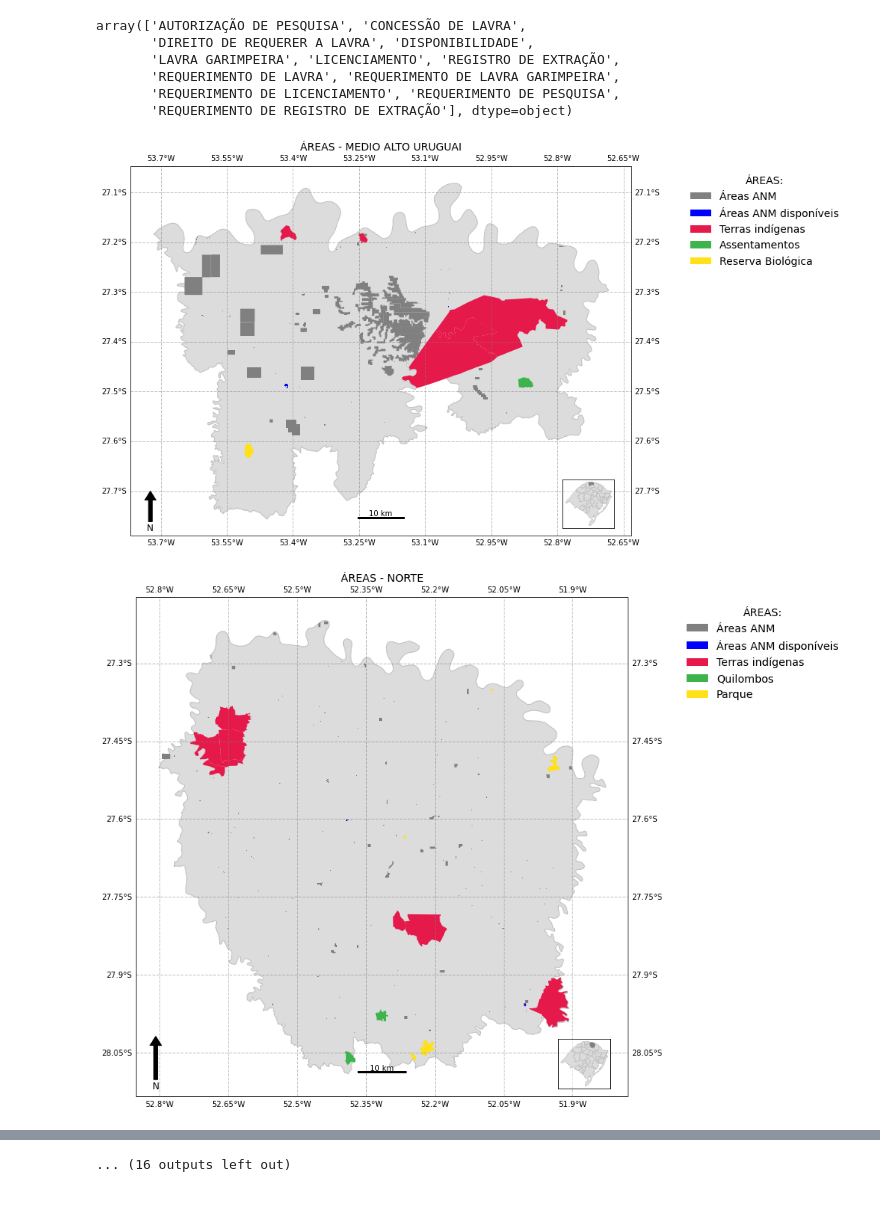
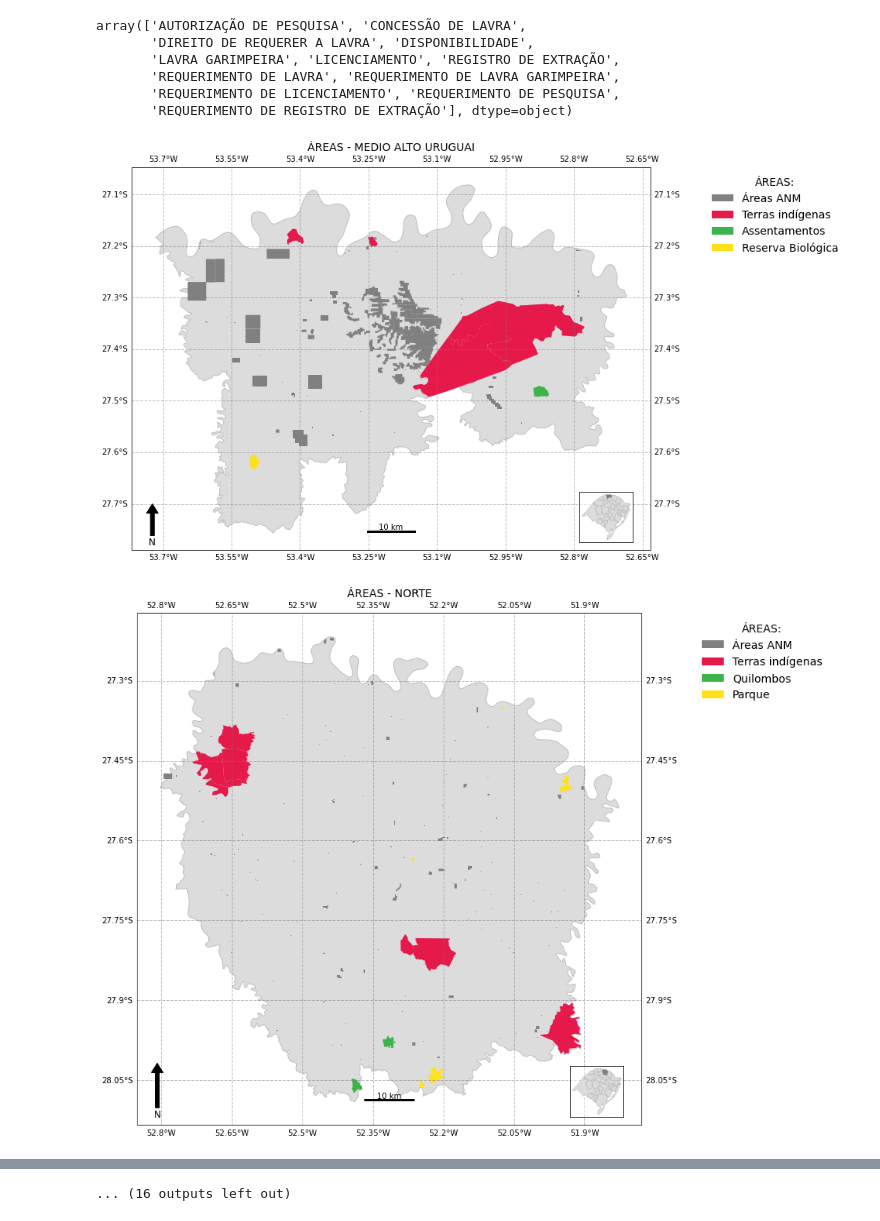
Before and after one commit to robertorolo/Mapas-minera-RS, a Jupyter notebook: Mapas por cored.ipynb, the cells around one changed output, grey strips where cells are left out. Cells and saved outputs as stored; diff of their text form; code cells hidden in the pictures.

```diff
--- a/Mapas por cored.ipynb
+++ b/Mapas por cored.ipynb
@@ -195,7 +195,7 @@ for idx, row in corede.iterrows():
         h = mpatches.Patch(facecolor='gray',label='Áreas ANM')
         hand.append(h)
 
-    #sigmine dispoibilidade
+    '''#sigmine dispoibilidade
     sigmined = sigmine[sigmine['FASE']=='DISPONIBILIDADE'].reset_index()
     sig_d = False
     for sidd, srowd in sigmined.iterrows():
@@ -206,7 +206,7 @@ for idx, row in corede.iterrows():
 
     if sig_d == True:
         h = mpatches.Patch(facecolor='blue',label='Áreas ANM disponíveis')
-        hand.append(h)
+        hand.append(h)'''
 
     cc = 0
     #terras indigenas
@@ -272,32 +272,32 @@ for idx, row in corede.iterrows():
                 uc_mun_plot.loc[[bsidx]].plot(ax=ax, color=colors[cc])
 
         if ucs_mun_i == True or ucs_i == True:
             h = mpatches.Patch(facecolor=colors[cc],label=c)
             hand.append(h)
             cc = cc + 1
 
     lgd1 = plt.legend(handles = hand, bbox_to_anchor=(1.1, 1), edgecolor = 'white', fontsize='14', title='ÁREAS:', title_fontsize='14', loc='upper left')
 
     scale_bar(ax, length=10, location=(0.5, 0.05), linewidth=3)
 
     x, y, arrow_length = 0.04, 0.12, 0.1
     ax.annotate('N', xy=(x, y), xytext=(x, y-arrow_length),
     arrowprops=dict(facecolor='black', width=5, headwidth=15), ha='center', va='center', fontsize=12, xycoords=ax.transAxes)
 
     gl = ax.gridlines(crs=ccrs.PlateCarree(), draw_labels=True, linewidth=1, color='gray', alpha=0.5, linestyle='--')
 
     ax_ins = inset_axes(ax, width=1.3, height=0.9, borderpad=1, loc=4)
     ax_ins.set_xticks([])
     ax_ins.set_yticks([])
     ax_ins.patch.set_alpha(0.5)
     ax_ins.set_aspect('equal')
 
     corede.plot(ax=ax_ins, color='gainsboro', edgecolor='silver', linewidth=0.5)
     corede.iloc[[idx]].plot(ax=ax_ins, color='grey')
 
     ax.set_title('Áreas - {}'.format(nome_cored).upper(), loc='center', fontsize='14')
     plt.savefig('imagens/corede/'+nome_cored+".png", bbox_inches='tight', facecolor='white', dpi = 300)
     plt.show()
 # %% [output]
-[figure, old version]
+[figure, new version]
-[figure, old version]
+[figure, new version]
```
Also changed, not shown: parts of 1 cell of this notebook, 47 other files.
